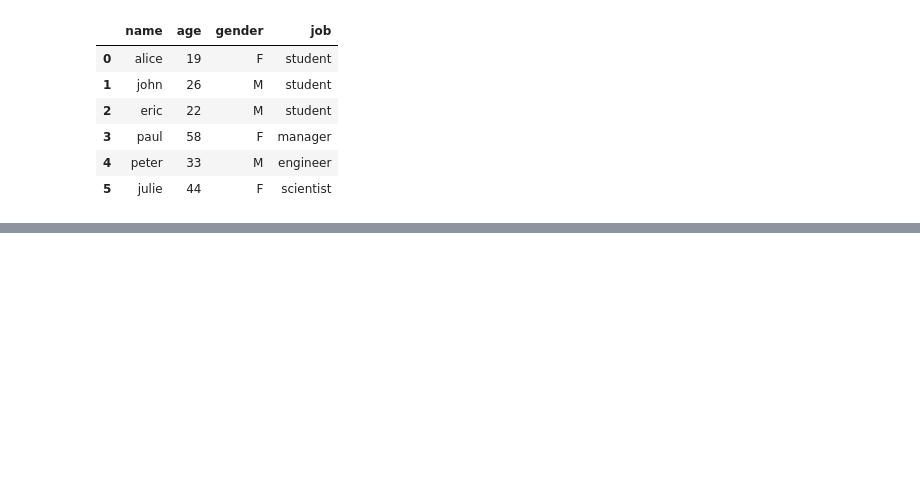
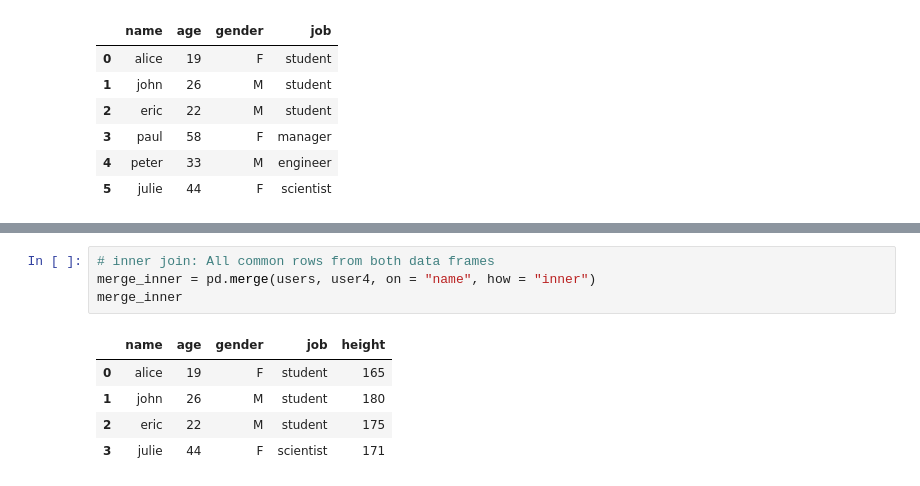
Before and after one commit to toarnabtrainer/AEC_ML_With_Python_January_2024, a Jupyter notebook: Pandas.ipynb, the cells around one changed output, grey strips where cells are left out. Drawn from its saved outputs; the diff is of its cells as text; blank space fills up the shorter version.

```diff
--- a/Pandas.ipynb
+++ b/Pandas.ipynb
@@ -358,0 +408,10 @@ users
+# %%
+# inner join: All common rows from both data frames
+merge_inner = pd.merge(users, user4, on = "name", how = "inner")
+merge_inner
+# %% [output]
+|  | name | age | gender | job | height |
+| 0 | alice | 19 | F | student | 165 |
+| 1 | john | 26 | M | student | 180 |
+| 2 | eric | 22 | M | student | 175 |
+| 3 | julie | 44 | F | scientist | 171 |
```
Also changed, not shown: parts of 26 cells of this notebook.
